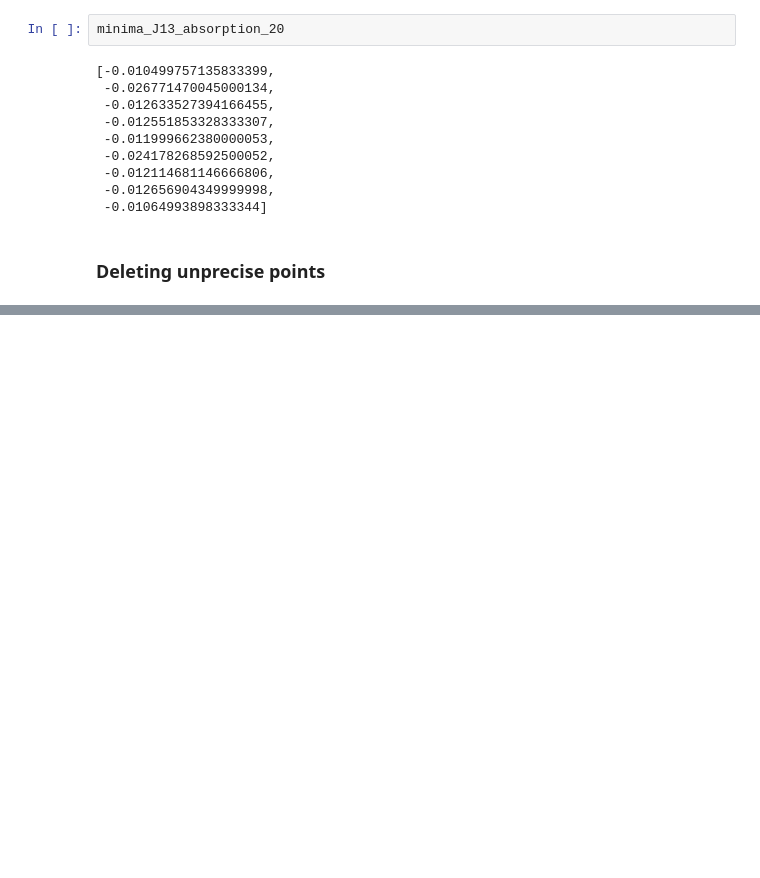
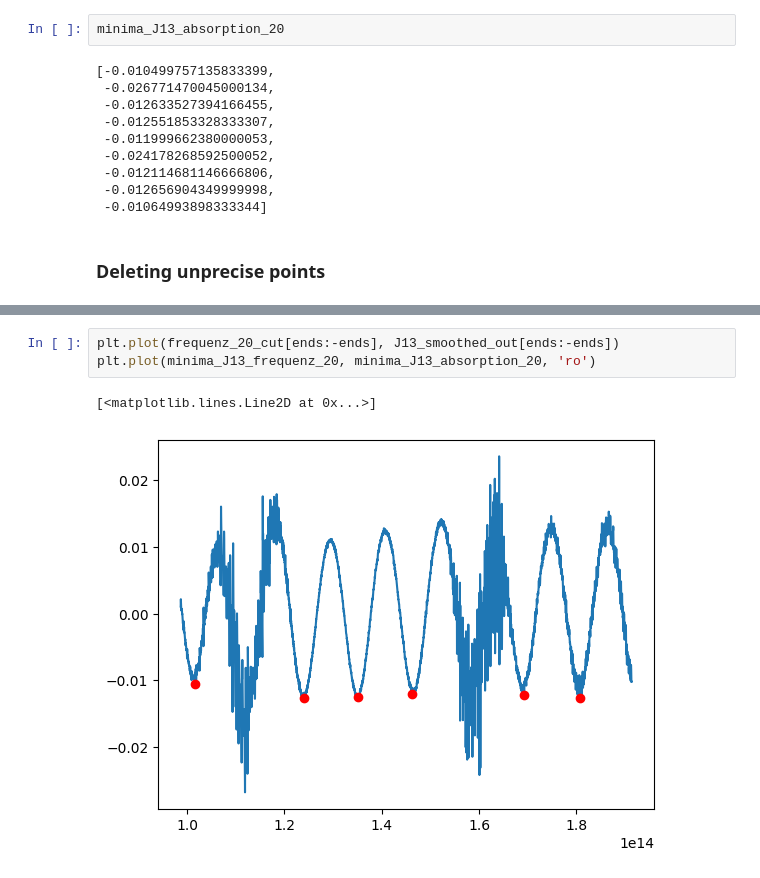
Before and after one commit to alexburg14/Fabry-Perot, a Jupyter notebook: calc_refractive/J130828.ipynb, the cells around one changed output, grey strips where cells are left out. Cells and saved outputs as stored; diff of their text form; blank space fills up the shorter version.

```diff
--- a/calc_refractive/J130828.ipynb
+++ b/calc_refractive/J130828.ipynb
@@ -102,0 +147,6 @@ plt.plot(frequenz_20_cut, J13_smoothed_out)
+# %%
+plt.plot(frequenz_20_cut[ends:-ends], J13_smoothed_out[ends:-ends])
+plt.plot(minima_J13_frequenz_20, minima_J13_absorption_20, 'ro')
+# %% [output]
+[<matplotlib.lines.Line2D at 0x...>]
+[figure, added]
```
Also changed, not shown: parts of 11 cells of this notebook.
